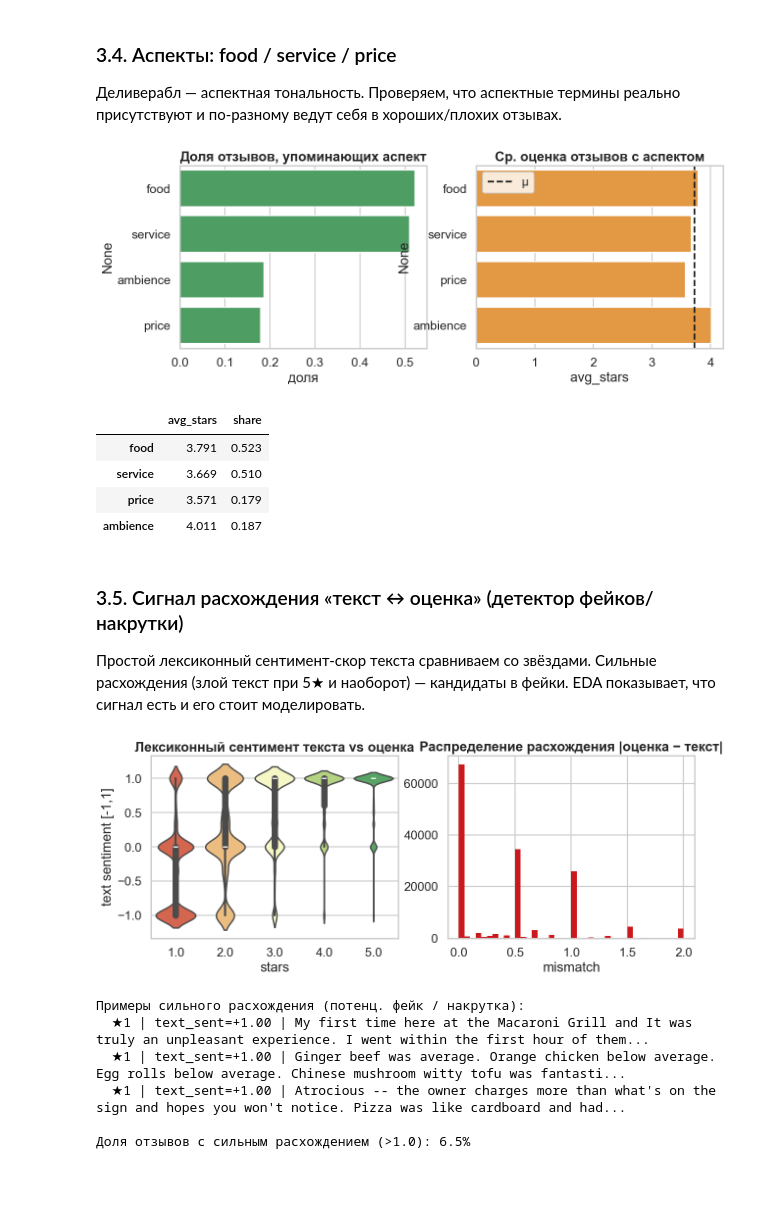
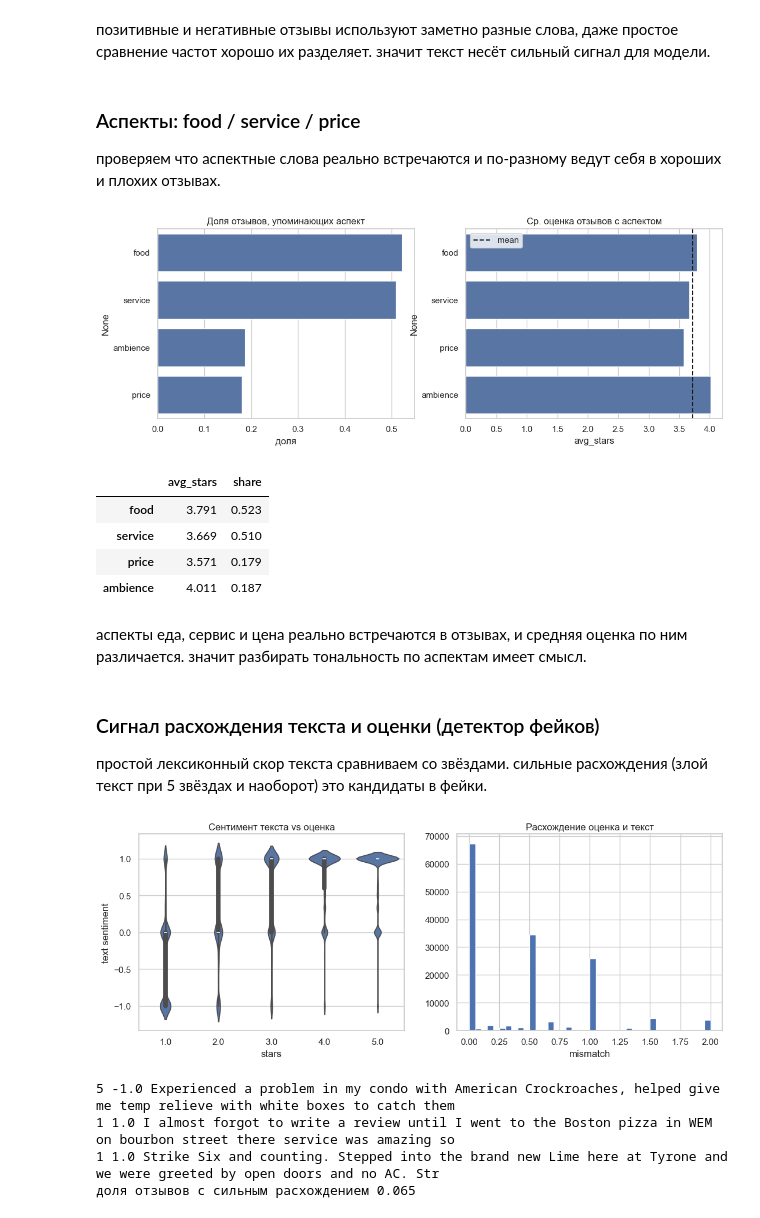
Before and after one commit to bluesteelll/gp5, a Jupyter notebook: notebooks/EDA_2.ipynb, the cells around one changed output. Drawn from its saved outputs; the diff is of its cells as text; code cells hidden in the pictures; blank space fills up the shorter version.

```diff
--- a/notebooks/EDA_2.ipynb
+++ b/notebooks/EDA_2.ipynb
@@ -274,18 +226,13 @@ Name: stars, dtype: float64
 # %%
-reviews["n_chars"] = reviews["text"].str.len()
 reviews["n_words"] = reviews["text"].str.split().map(len)
-
 fig, axes = plt.subplots(1, 2, figsize=(13,4.4))
-axes[0].hist(reviews["n_words"].clip(upper=600), bins=60, color="#756bb1", edgecolor="none")
+axes[0].hist(reviews["n_words"].clip(upper=600), bins=60)
 axes[0].set_title("Длина отзыва (слов)"); axes[0].set_xlabel("слов (clip 600)")
 for q in [0.5,0.9,0.95,0.99]:
     axes[0].axvline(reviews["n_words"].quantile(q), color="k", ls=":", lw=1)
-
-sns.boxplot(data=reviews, x="stars", y="n_words", ax=axes[1], showfliers=False, color="#bcbddc")
+sns.boxplot(data=reviews, x="stars", y="n_words", ax=axes[1], showfliers=False)
 axes[1].set_title("Длина vs оценка"); axes[1].set_xlabel("stars"); axes[1].set_ylabel("слов")
 savefig("06_text_length"); plt.show()
-
-for q in [0.5,0.9,0.95,0.99]:
-    print(f"  {int(q*100)}-й перцентиль длины: {reviews['n_words'].quantile(q):.0f} слов")
-print("Рекомендуемый max_len (95-й перцентиль): ~{:.0f} токенов".format(reviews['n_words'].quantile(0.95)))
+print(reviews["n_words"].quantile([0.5,0.9,0.95,0.99]).round())
+print("max_len по 95 перцентилю", int(reviews["n_words"].quantile(0.95)))
 # %% [output]
@@ -364,0 +276,7 @@ savefig("08_logodds_words"); plt.show()
+# %%
+from sklearn.feature_extraction.text import CountVectorizer
+samp = reviews.sample(150000, random_state=42)
+vec = CountVectorizer(stop_words="english", min_df=20)
+X = vec.fit_transform(samp["text"].fillna(""))
+vocab = vec.get_feature_names_out()
+len(vocab)
@@ -365,39 +321,41 @@ savefig("08_logodds_words"); plt.show()
+# %% [markdown]
+позитивные и негативные отзывы используют заметно разные слова, даже простое сравнение частот хорошо их разделяет. значит текст несёт сильный сигнал для модели.
 # %% [markdown]
-### 3.4. Аспекты: food / service / price
-Деливерабл — аспектная тональность. Проверяем, что аспектные термины реально присутствуют и по-разному ведут себя в хороших/плохих отзывах.
+### Аспекты: food / service / price
+проверяем что аспектные слова реально встречаются и по-разному ведут себя в хороших и плохих отзывах.
 # %%
 ASPECTS = {
-    "food":    r"\b(food|dish|meal|taste|flavor|menu|portion|delicious|pizza|burger|chicken)\b",
+    "food": r"\b(food|dish|meal|taste|flavor|menu|portion|delicious|pizza|burger|chicken)\b",
     "service": r"\b(service|staff|waiter|waitress|server|manager|rude|friendly|attentive)\b",
-    "price":   r"\b(price|cheap|expensive|value|worth|overpriced|affordable|cost)\b",
-    "ambience":r"\b(ambience|atmosphere|decor|music|cozy|noisy|clean|seating)\b",
+    "price": r"\b(price|cheap|expensive|value|worth|overpriced|affordable|cost)\b",
+    "ambience": r"\b(ambience|atmosphere|decor|music|cozy|noisy|clean|seating)\b",
 }
 asp = samp.copy()
 for a, pat in ASPECTS.items():
     asp[a] = asp["text"].str.contains(pat, case=False, regex=True, na=False)
-
 share = asp[list(ASPECTS)].mean().sort_values(ascending=False)
-# средняя оценка отзывов, упоминающих аспект
 by_asp = pd.DataFrame({a: [asp.loc[asp[a],"stars"].mean(), asp[a].mean()] for a in ASPECTS},
                       index=["avg_stars","share"]).T
 fig, axes = plt.subplots(1, 2, figsize=(13,4.4))
-sns.barplot(x=share.values, y=share.index, ax=axes[0], color="#41ab5d")
+sns.barplot(x=share.values, y=share.index, ax=axes[0])
 axes[0].set_title("Доля отзывов, упоминающих аспект"); axes[0].set_xlabel("доля")
-sns.barplot(x=by_asp["avg_stars"], y=by_asp.index, ax=axes[1], color="#fe9929")
-axes[1].axvline(reviews["stars"].mean(), color="k", ls="--", label="μ")
+sns.barplot(x=by_asp["avg_stars"], y=by_asp.index, ax=axes[1])
+axes[1].axvline(reviews["stars"].mean(), color="k", ls="--", label="mean")
 axes[1].set_title("Ср. оценка отзывов с аспектом"); axes[1].legend()
 savefig("09_aspects"); plt.show()
 display(by_asp.round(3))
 # %% [output]
-[figure, old version]
+[figure, new version]
 |  | avg_stars | share |
 | food | 3.791 | 0.523 |
 | service | 3.669 | 0.510 |
 | price | 3.571 | 0.179 |
 | ambience | 4.011 | 0.187 |
+# %% [markdown]
+аспекты еда, сервис и цена реально встречаются в отзывах, и средняя оценка по ним различается. значит разбирать тональность по аспектам имеет смысл.
 # %% [markdown]
-### 3.5. Сигнал расхождения «текст ↔ оценка» (детектор фейков/накрутки)
-Простой лексиконный сентимент-скор текста сравниваем со звёздами. Сильные расхождения (злой текст при 5★ и наоборот) — кандидаты в фейки. EDA показывает, что сигнал есть и его стоит моделировать.
+### Сигнал расхождения текста и оценки (детектор фейков)
+простой лексиконный скор текста сравниваем со звёздами. сильные расхождения (злой текст при 5 звёздах и наоборот) это кандидаты в фейки.
 # %%
 POS_LEX = set("great good love amazing best delicious excellent perfect friendly awesome wonderful fantastic".split())
 NEG_LEX = set("bad worst terrible awful rude horrible disgusting slow dirty never overpriced disappointing".split())
@@ -406,26 +364,21 @@ def lex_score(t):
     p = sum(x in POS_LEX for x in w); n = sum(x in NEG_LEX for x in w)
     return (p-n)/max(p+n,1)
 samp = samp.assign(lex=samp["text"].map(lex_score))
-samp["stars_norm"] = (samp["stars"]-3)/2          # в шкалу [-1,1]
+samp["stars_norm"] = (samp["stars"]-3)/2
 samp["mismatch"] = (samp["stars_norm"]-samp["lex"]).abs()
-
 fig, axes = plt.subplots(1, 2, figsize=(13,4.4))
-sns.violinplot(data=samp, x="stars", y="lex", ax=axes[0], palette="RdYlGn")
-axes[0].set_title("Лексиконный сентимент текста vs оценка"); axes[0].set_ylabel("text sentiment [-1,1]")
-axes[1].hist(samp["mismatch"], bins=40, color="#cb181d", edgecolor="none")
-axes[1].set_title("Распределение расхождения |оценка − текст|"); axes[1].set_xlabel("mismatch")
+sns.violinplot(data=samp, x="stars", y="lex", ax=axes[0])
+axes[0].set_title("Сентимент текста vs оценка"); axes[0].set_ylabel("text sentiment")
+axes[1].hist(samp["mismatch"], bins=40)
+axes[1].set_title("Расхождение оценка и текст"); axes[1].set_xlabel("mismatch")
 savefig("10_text_star_mismatch"); plt.show()
-
 flag = samp.sort_values("mismatch", ascending=False).head(3)
-print("Примеры сильного расхождения (потенц. фейк / накрутка):")
 for _, r in flag.iterrows():
-    print(f"  ★{int(r['stars'])} | text_sent={r['lex']:+.2f} | {str(r['text'])[:120]}...")
-print(f"\nДоля отзывов с сильным расхождением (>1.0): {(samp['mismatch']>1.0).mean():.1%}")
+    print(int(r['stars']), round(r['lex'],2), str(r['text'])[:120])
+print("доля отзывов с сильным расхождением", round((samp['mismatch']>1.0).mean(), 3))
 # %% [output]
-[figure, old version]
+[figure, new version]
-Примеры сильного расхождения (потенц. фейк / накрутка):
-  ★1 | text_sent=+1.00 | My first time here at the Macaroni Grill and It was truly an unpleasant experience. I went within the first hour of them...
-  ★1 | text_sent=+1.00 | Ginger beef was average. Orange chicken below average. Egg rolls below average. Chinese mushroom witty tofu was fantasti...
-  ★1 | text_sent=+1.00 | Atrocious -- the owner charges more than what's on the sign and hopes you won't notice. Pizza was like cardboard and had...
-
-Доля отзывов с сильным расхождением (>1.0): 6.5%
+5 -1.0 Experienced a problem in my condo with American Crockroaches, helped give me temp relieve with white boxes to catch them
+1 1.0 I almost forgot to write a review until I went to the Boston pizza in WEM on bourbon street there service was amazing so
+1 1.0 Strike Six and counting. Stepped into the brand new Lime here at Tyrone and we were greeted by open doors and no AC. Str
+доля отзывов с сильным расхождением 0.065
```
Also changed, not shown: parts of 60 cells of this notebook, 1 other file.
